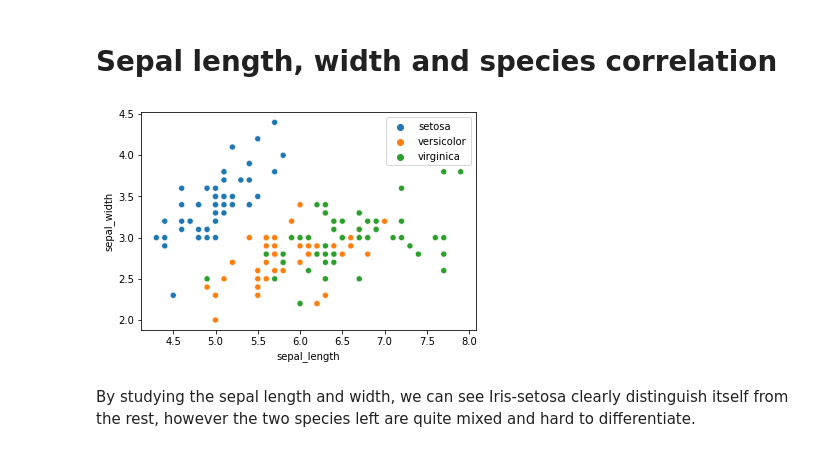
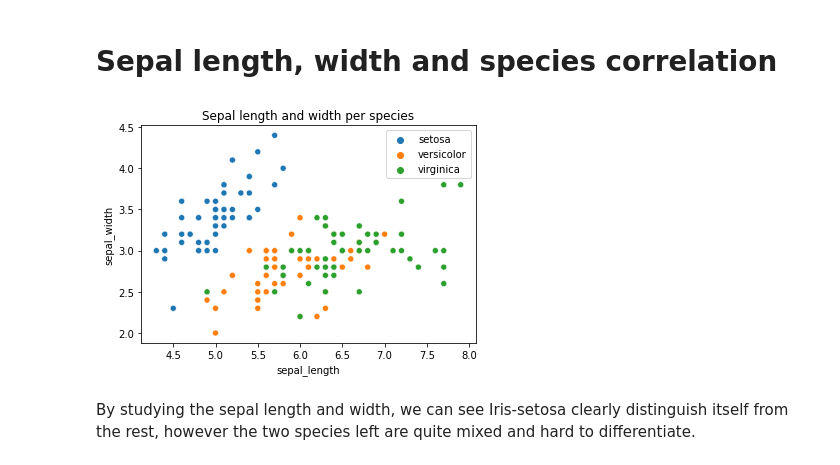
Before and after one commit to lynda-trad/Iris, a Jupyter notebook: Iris.ipynb, the cells around one changed output. Saved outputs shown, nothing was run; the diff lists cells and outputs as text; code cells hidden in the pictures.

```diff
--- a/Iris.ipynb
+++ b/Iris.ipynb
@@ -64,10 +70,10 @@ The dataset is filled, we can use it safely with no need of cleaning.
 # %%
 sepal_species_fig = sns.scatterplot(data=data, x='sepal_length', y='sepal_width', hue='species')
 plt.legend(loc='upper right')
-plt.title("")
+plt.title("Sepal length and width per species")
 plt.show()
 # %% [output]
-[figure, old version]
+[figure, new version]
 # %% [markdown]
 By studying the sepal length and width, we can see Iris-setosa clearly distinguish itself from the rest, however the two species left are quite mixed and hard to differentiate.
 # %% [markdown]
```
Also changed, not shown: parts of 18 cells of this notebook, 1 other file.
